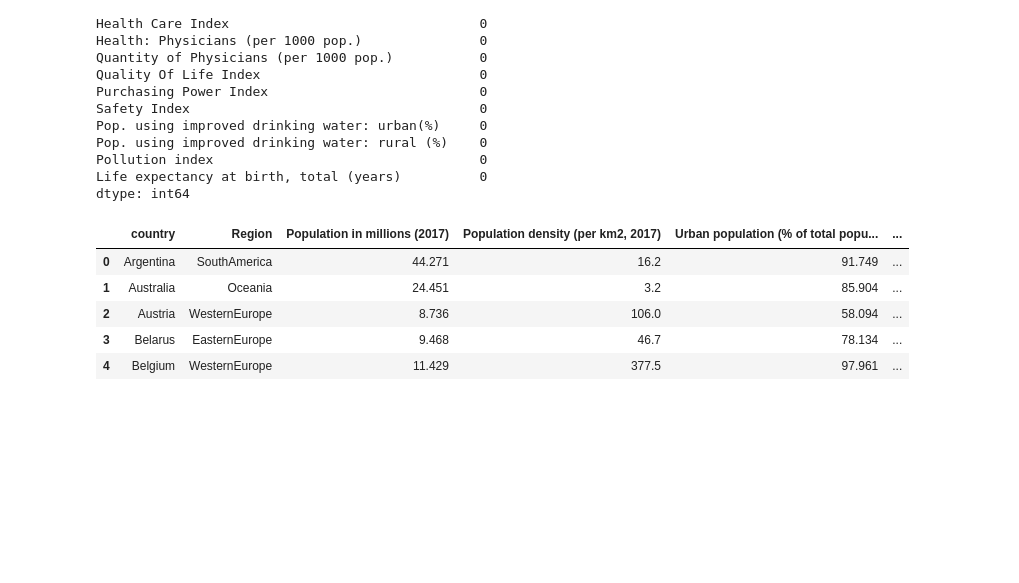
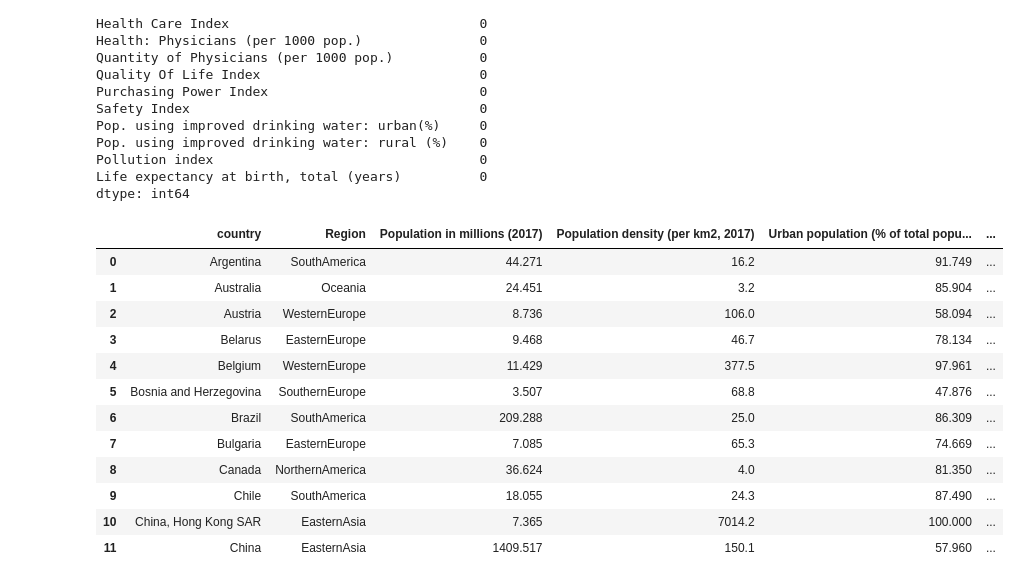
Before and after one commit to Adalab/promo-d-da-modulo3-sprint1-elisa-lidya, a Jupyter notebook: regresion-lineal/pair-regresion-lineal-ml-intro.ipynb, the cells around one changed output. Saved outputs shown, nothing was run; the diff lists cells and outputs as text; code cells hidden in the pictures; blank space fills up the shorter version.

```diff
--- a/regresion-lineal/pair-regresion-lineal-ml-intro.ipynb
+++ b/regresion-lineal/pair-regresion-lineal-ml-intro.ipynb
@@ -217,7 +273,7 @@ df_socio.head()
 # ¿Iterative IMputer mejor método o categorizar después?
 numericas = df_socio.select_dtypes(include=np.number)
 
-imputer = IterativeImputer()
+imputer = KNNImputer(n_neighbors=5)
 imputer.fit(numericas)
 imputer.transform(numericas)
 
@@ -276,14 +332,21 @@ Pollution index                                  0
 Life expectancy at birth, total (years)          0
 dtype: int64
 # %%
-df_socio.head()
+df_socio.head(12)
 # %% [output]
 |  | country | Region | Population in millions (2017) | Population density (per km2, 2017) | Urban population (% of total popu... | ... |
 | 0 | Argentina | SouthAmerica | 44.271 | 16.2 | 91.749 | ... |
 | 1 | Australia | Oceania | 24.451 | 3.2 | 85.904 | ... |
 | 2 | Austria | WesternEurope | 8.736 | 106.0 | 58.094 | ... |
 | 3 | Belarus | EasternEurope | 9.468 | 46.7 | 78.134 | ... |
 | 4 | Belgium | WesternEurope | 11.429 | 377.5 | 97.961 | ... |
+| 5 | Bosnia and Herzegovina | SouthernEurope | 3.507 | 68.8 | 47.876 | ... |
+| 6 | Brazil | SouthAmerica | 209.288 | 25.0 | 86.309 | ... |
+| 7 | Bulgaria | EasternEurope | 7.085 | 65.3 | 74.669 | ... |
+| 8 | Canada | NorthernAmerica | 36.624 | 4.0 | 81.350 | ... |
+| 9 | Chile | SouthAmerica | 18.055 | 24.3 | 87.490 | ... |
+| 10 | China, Hong Kong SAR | EasternAsia | 7.365 | 7014.2 | 100.000 | ... |
+| 11 | China | EasternAsia | 1409.517 | 150.1 | 57.960 | ... |
 # %%
 fig, axes = plt.subplots(nrows = 3, ncols = 5, figsize = (20,12))
 axes = axes.flat
```
Also changed, not shown: parts of 11 cells of this notebook, 1 other file.
